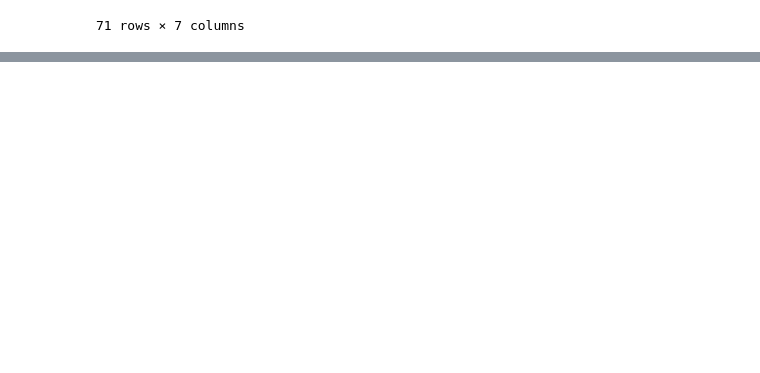
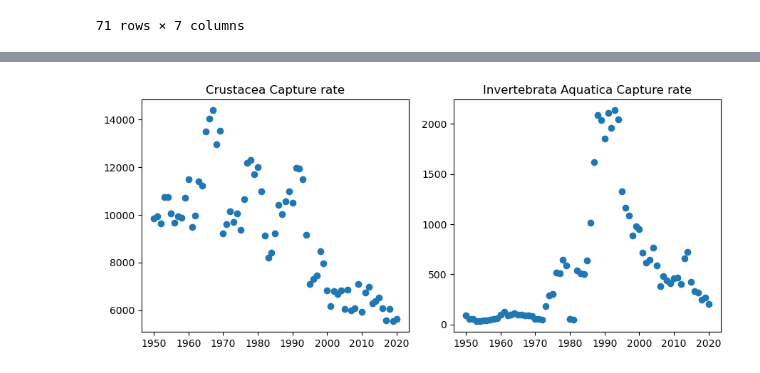
Before and after one commit to JackieAttack/COMP5360_Final_Project, a Jupyter notebook: Capture Data Wrangling.ipynb, the cells around one changed output, grey strips where cells are left out. Cells and saved outputs as stored; diff of their text form; code cells hidden in the pictures; blank space fills up the shorter version.

```diff
--- a/Capture Data Wrangling.ipynb
+++ b/Capture Data Wrangling.ipynb
@@ -218,0 +213,15 @@ plt.show()
+# %%
+plt.figure(figsize=(9,4))
+
+plt.subplot(1,2,1)
+plt.scatter(x=capture_by_group.index,y=capture_by_group['CRUSTACEA'])
+plt.title('Crustacea Capture rate')
+
+plt.subplot(1,2,2)
+plt.scatter(x=capture_by_group.index,y=capture_by_group['INVERTEBRATA AQUATICA'])
+plt.title('Invertebrata Aquatica Capture rate')
+
+plt.tight_layout()
+plt.show()
+# %% [output]
+[figure, added]
```
Also changed, not shown: parts of 2 cells of this notebook, 1 other file.
